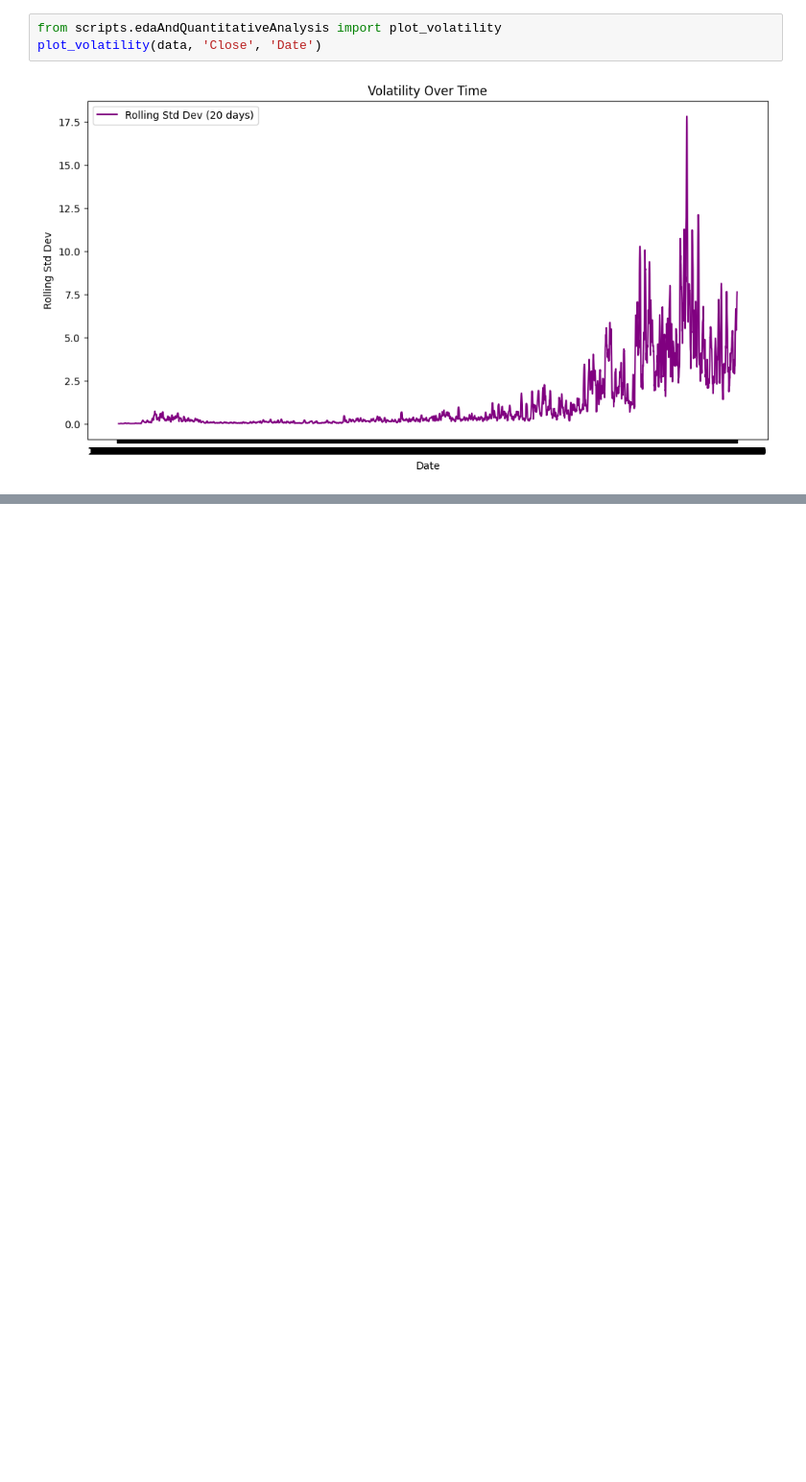
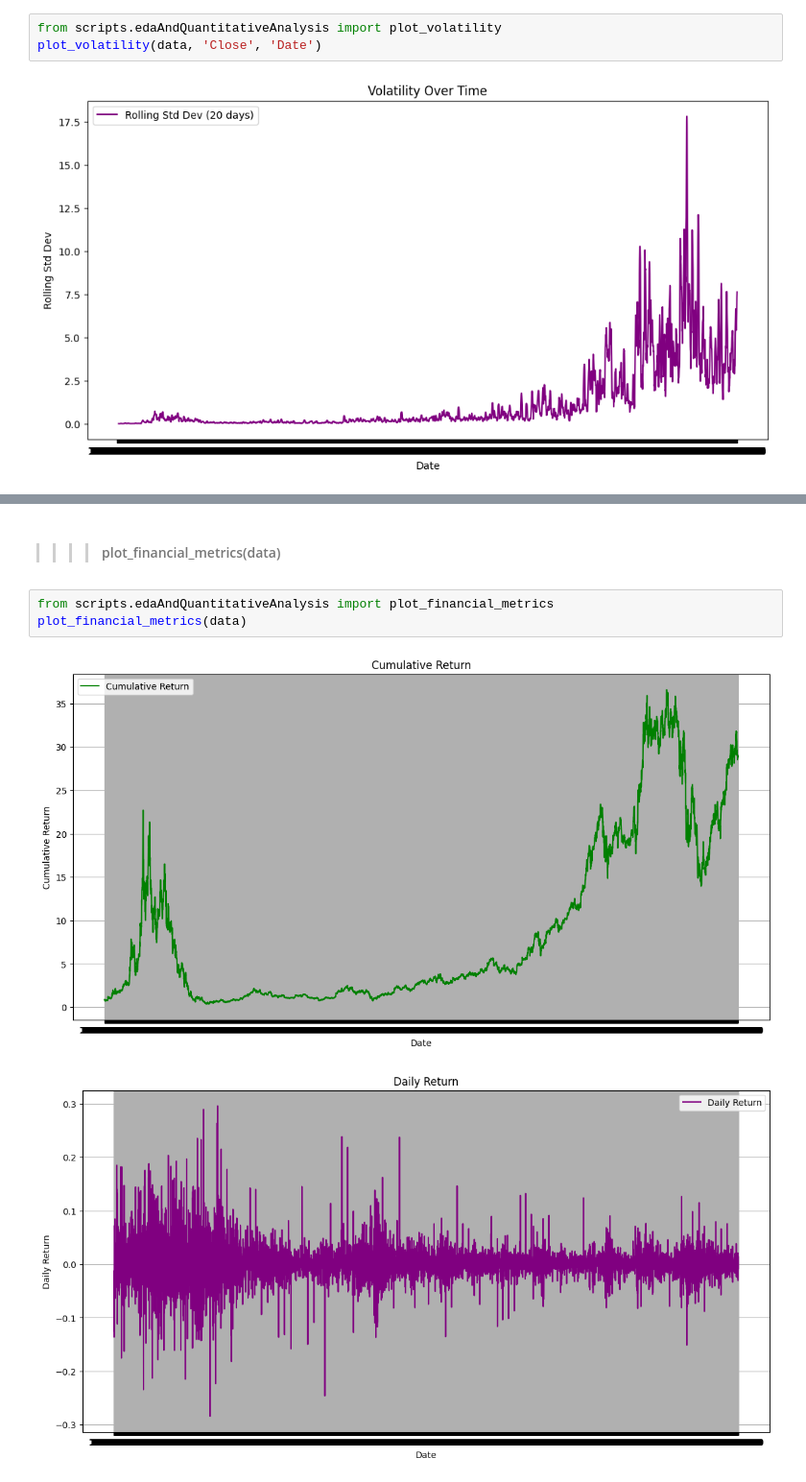
Before and after one commit to naolatomsa/Nova-Financial-Solutions, a Jupyter notebook: notebooks/qualitative-analysis/AMZN.ipynb, the cells around one changed output, grey strips where cells are left out. Shown at 96% size. Cells and saved outputs as stored; diff of their text form; blank space fills up the shorter version.

```diff
--- a/notebooks/qualitative-analysis/AMZN.ipynb
+++ b/notebooks/qualitative-analysis/AMZN.ipynb
@@ -128,0 +192,8 @@ plot_volatility(data, 'Close', 'Date')
+# %% [markdown]
+>>>> #### plot_financial_metrics(data)
+# %%
+from scripts.edaAndQuantitativeAnalysis import plot_financial_metrics
+plot_financial_metrics(data)
+# %% [output]
+[figure, added]
+[figure, added]
```
Also changed, not shown: parts of 14 cells of this notebook, 1 other file.
